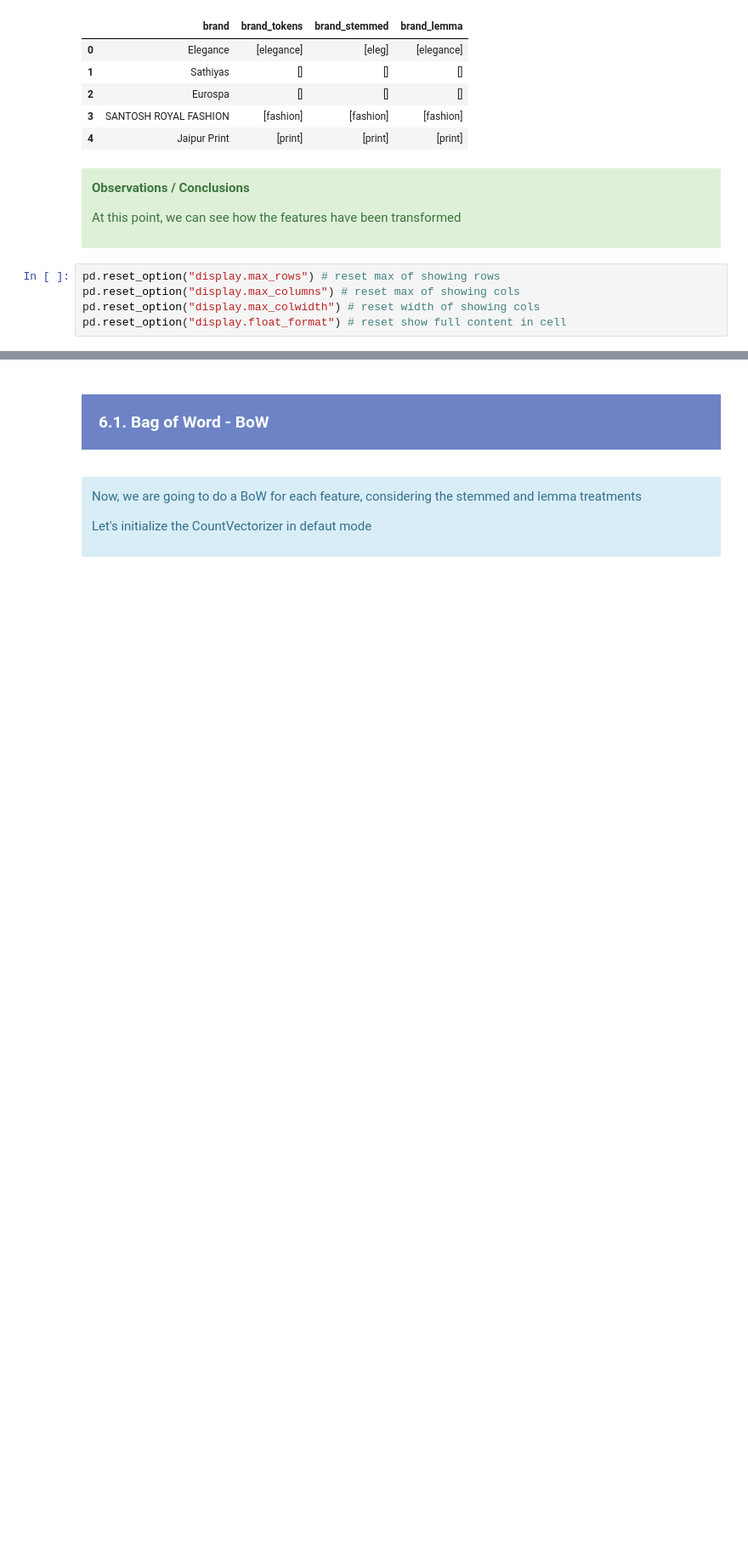
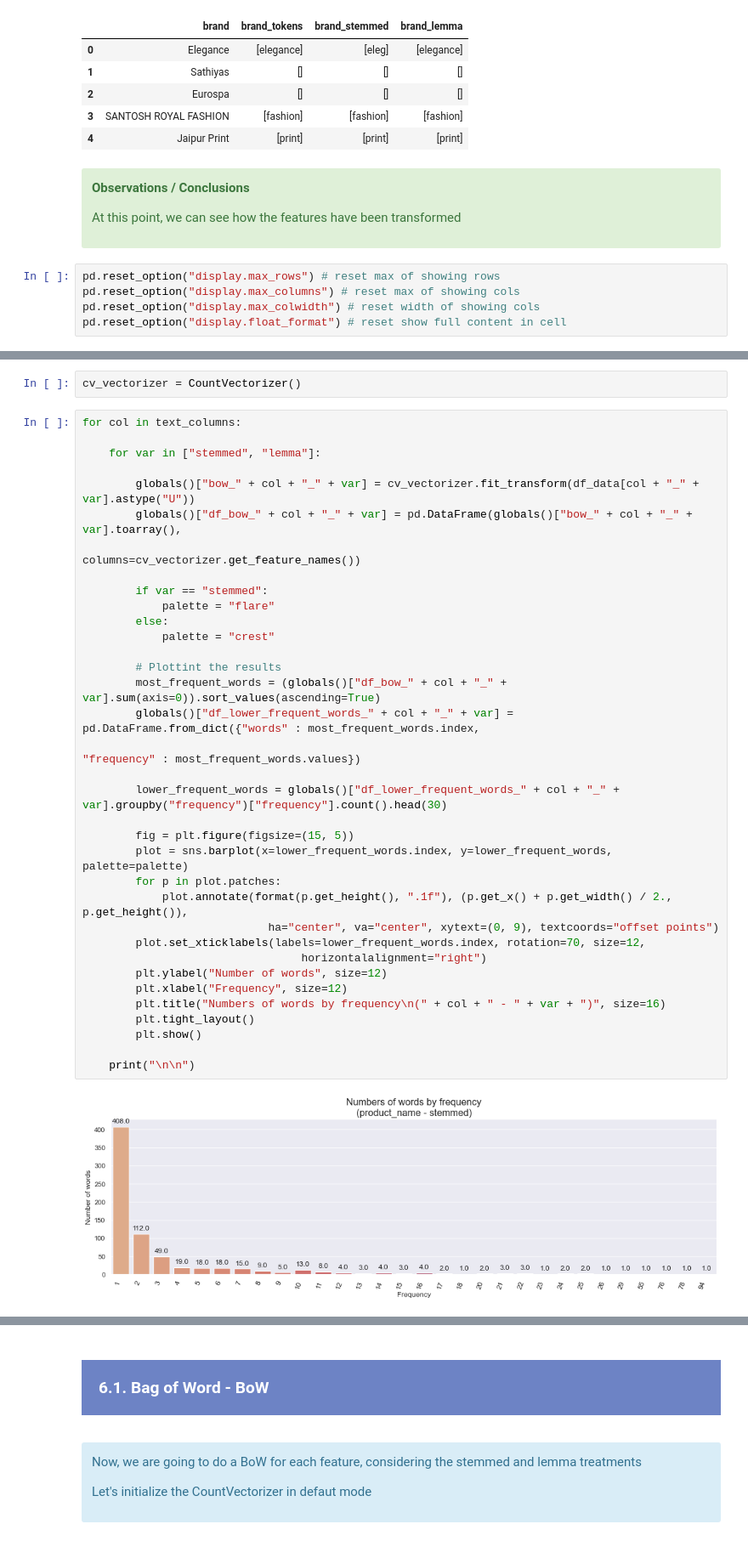
Before and after one commit to samirhinojosa/OC-P6-automatically-classify-consumer-goods, a Jupyter notebook: notebook.ipynb, the cells around one changed output, grey strips where cells are left out. Shown at 85% size. Drawn from its saved outputs; the diff is of its cells as text; blank space fills up the shorter version.

```diff
--- a/notebook.ipynb
+++ b/notebook.ipynb
@@ -909,0 +919,39 @@ pd.reset_option("display.float_format") # reset show full content in cell
+# %%
+cv_vectorizer = CountVectorizer()
+# %%
+for col in text_columns:
+
+    for var in ["stemmed", "lemma"]:
+
+        globals()["bow_" + col + "_" + var] = cv_vectorizer.fit_transform(df_data[col + "_" + var].astype("U"))
+        globals()["df_bow_" + col + "_" + var] = pd.DataFrame(globals()["bow_" + col + "_" + var].toarray(),
+                                                              columns=cv_vectorizer.get_feature_names())
+
+        if var == "stemmed":
+            palette = "flare"
+        else:
+            palette = "crest"
+
+        # Plottint the results
+        most_frequent_words = (globals()["df_bow_" + col + "_" + var].sum(axis=0)).sort_values(ascending=True)
+        globals()["df_lower_frequent_words_" + col + "_" + var] = pd.DataFrame.from_dict({"words" : most_frequent_words.index,
+                                                                                          "frequency" : most_frequent_words.values})
+
+        lower_frequent_words = globals()["df_lower_frequent_words_" + col + "_" + var].groupby("frequency")["frequency"].count().head(30)
+
+        fig = plt.figure(figsize=(15, 5))
+        plot = sns.barplot(x=lower_frequent_words.index, y=lower_frequent_words, palette=palette)
+        for p in plot.patches:
+            plot.annotate(format(p.get_height(), ".1f"), (p.get_x() + p.get_width() / 2., p.get_height()),
+                            ha="center", va="center", xytext=(0, 9), textcoords="offset points")
+        plot.set_xticklabels(labels=lower_frequent_words.index, rotation=70, size=12,
+                                 horizontalalignment="right")
+        plt.ylabel("Number of words", size=12)
+        plt.xlabel("Frequency", size=12)
+        plt.title("Numbers of words by frequency\n(" + col + " - " + var + ")", size=16)
+        plt.tight_layout()
+        plt.show()
+
+    print("\n\n")
+# %% [output]
+[figure, added]
```
Also changed, not shown: parts of 18 cells of this notebook.
